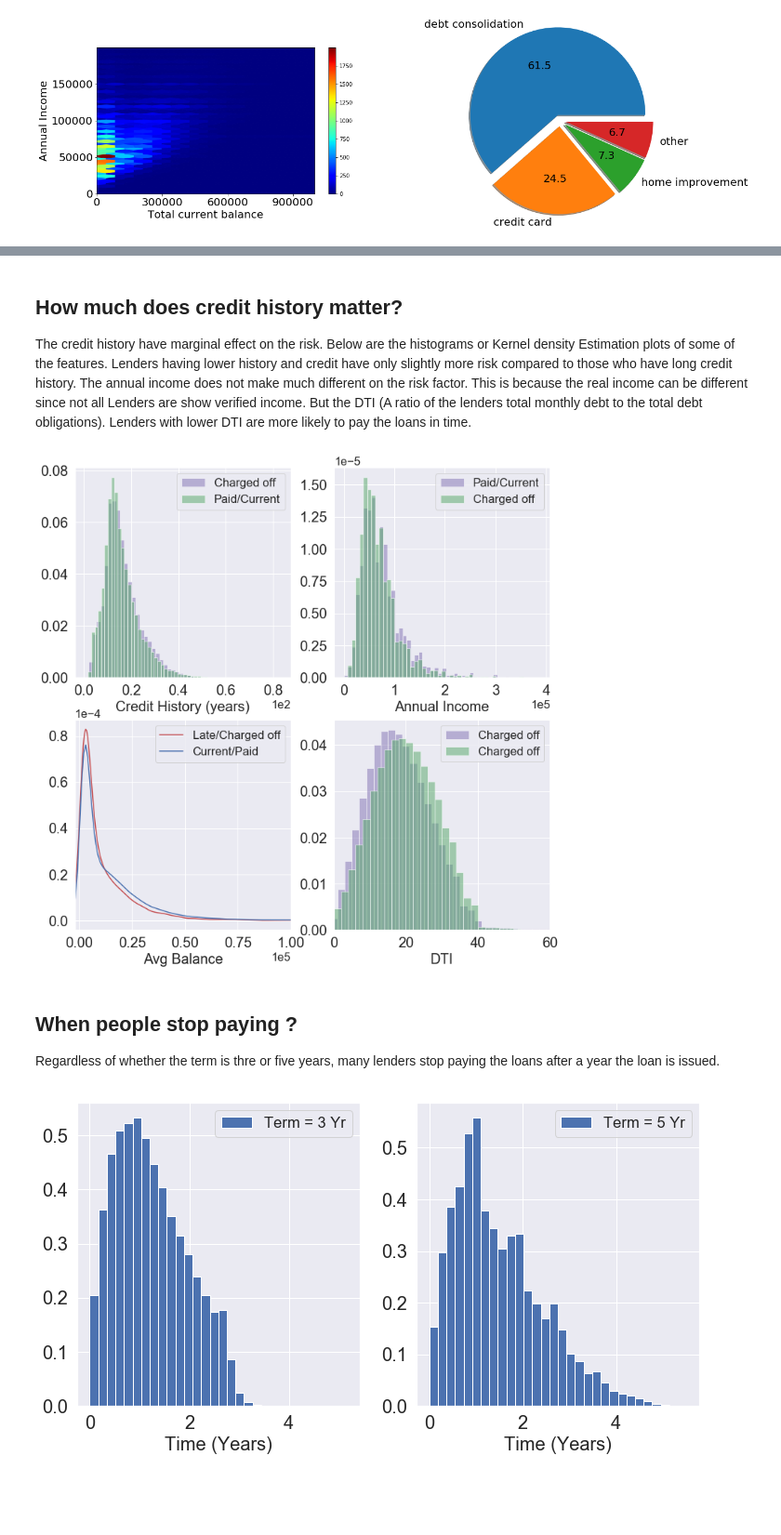
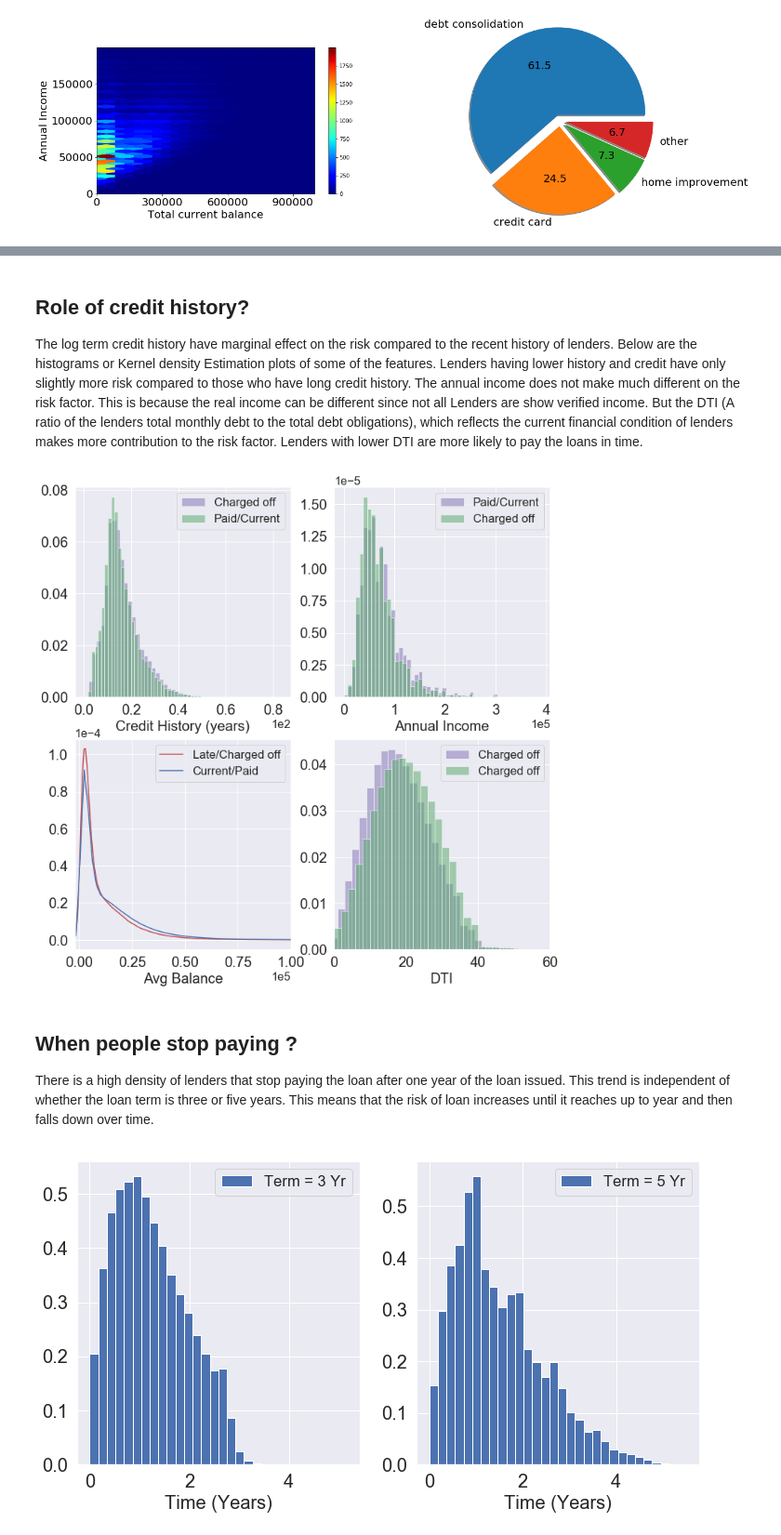
Before and after one commit to lekhnath12/CAPSTONE_II, a Jupyter notebook: Capstone_II_EDA.ipynb, the cells around one changed output, grey strips where cells are left out. Shown: that part at 93% size. Saved outputs shown, nothing was run; the diff lists cells and outputs as text; code cells hidden in the pictures; blank space fills up the shorter version.

```diff
--- a/Capstone_II_EDA.ipynb
+++ b/Capstone_II_EDA.ipynb
@@ -283,7 +267,7 @@ del df_sample
 # %% [markdown]
-## How much does credit history matter?
+## Role of credit history?
 
-The credit history have marginal effect on the risk. Below are the histograms or Kernel density Estimation plots of some of the features. Lenders having lower history and credit  have only slightly more risk compared to those who have long credit history. The annual income does not make much different on the risk factor. This is because the real income can be different since not all Lenders are show verified income. But the DTI (A ratio of the lenders total monthly debt to the total debt obligations). Lenders with lower DTI are more likely to pay the loans in time.
+The log term credit history have marginal effect on the risk compared to the recent history of lenders. Below are the histograms or Kernel density Estimation plots of some of the features. Lenders having lower history and credit  have only slightly more risk compared to those who have long credit history. The annual income does not make much different on the risk factor. This is because the real income can be different since not all Lenders are show verified income. But the DTI (A ratio of the lenders total monthly debt to the total debt obligations), which reflects the current financial condition of lenders makes more contribution to the risk factor. Lenders with lower DTI are more likely to pay the loans in time.
 # %%
 fig, axes = plt.subplots(nrows=2, ncols=2, squeeze=False, figsize = (12, 12))
 
@@ -318,44 +302,42 @@ S2.tick_params(labelsize=20)
 
 #subplot III
 
-
-df_sample = df.sample(n = 100000)
+df_sample = df.copy(deep = False)
 
 df1 = df_sample[df_sample.loan_status != 'Current/Fully Paid']
-ax = df1.avg_cur_bal.plot.kde(color = 'r', ax = axes[1,0], label = 'Late/Charged off')
+ax = df1.avg_cur_bal.plot.kde(color = 'r', ax = axes[1,0],
+                              label = 'Late/Charged off')
 
 df2 = df_sample[df_sample.loan_status == 'Current/Fully Paid']
 df2.avg_cur_bal.plot.kde(color = 'b', ax = ax, label = 'Current/Paid')
 ax.set_xlim(-2e3, 1e5)
 
 ax.legend(loc = 'best')
 ax.set_xlabel('Avg Balance', fontsize = 20)
 ax.set_ylabel('', fontsize = 20)
 ax.ticklabel_format(style='sci', axis='both', scilimits=(-6,-5))
 ax.tick_params(labelsize=20)
 
 #Subplot IV
 df_sample1.dti.hist(bins = 500, alpha = 0.5, color = 'm', ax = axes[1,1],
                     density = True, label = 'Charged off')
 df_sample2.dti.hist(bins = 500, alpha = 0.5, color = 'g', ax = axes[1,1],
                     density = True, label = 'Charged off')
 plt.xlim(0, 60)
 axes[1,1].set_xlabel('DTI', fontsize = 20)
 axes[1,1].tick_params(labelsize=20)
 axes[1,1].legend(loc = 'best')
 
 plt.subplots_adjust(hspace = 0.2, wspace = 0.2)
 plt.show()
 
-del df_sample
-del df_sample1
-del df_sample2
+del df_sample, df_sample1, df_sample2
 # %% [output]
-[figure, old version]
+[figure, new version]
-# %% [markdown]
-## When people stop paying ?
-
-Regardless of whether the term is thre or five years, many lenders stop paying the loans after a year the loan is issued.
+# %% [markdown]
+## When people stop paying ?
+
+There is a high density of lenders that stop paying the loan after one year of the loan issued. This trend is independent of whether the loan term is three or five years. This means that the risk of loan increases until it reaches up to year and then falls down over time.
 # %%
 fig, axes = plt.subplots(nrows = 1, ncols = 2, squeeze=False, figsize = (12, 6))
 
```
Also changed, not shown: parts of 18 cells of this notebook.
